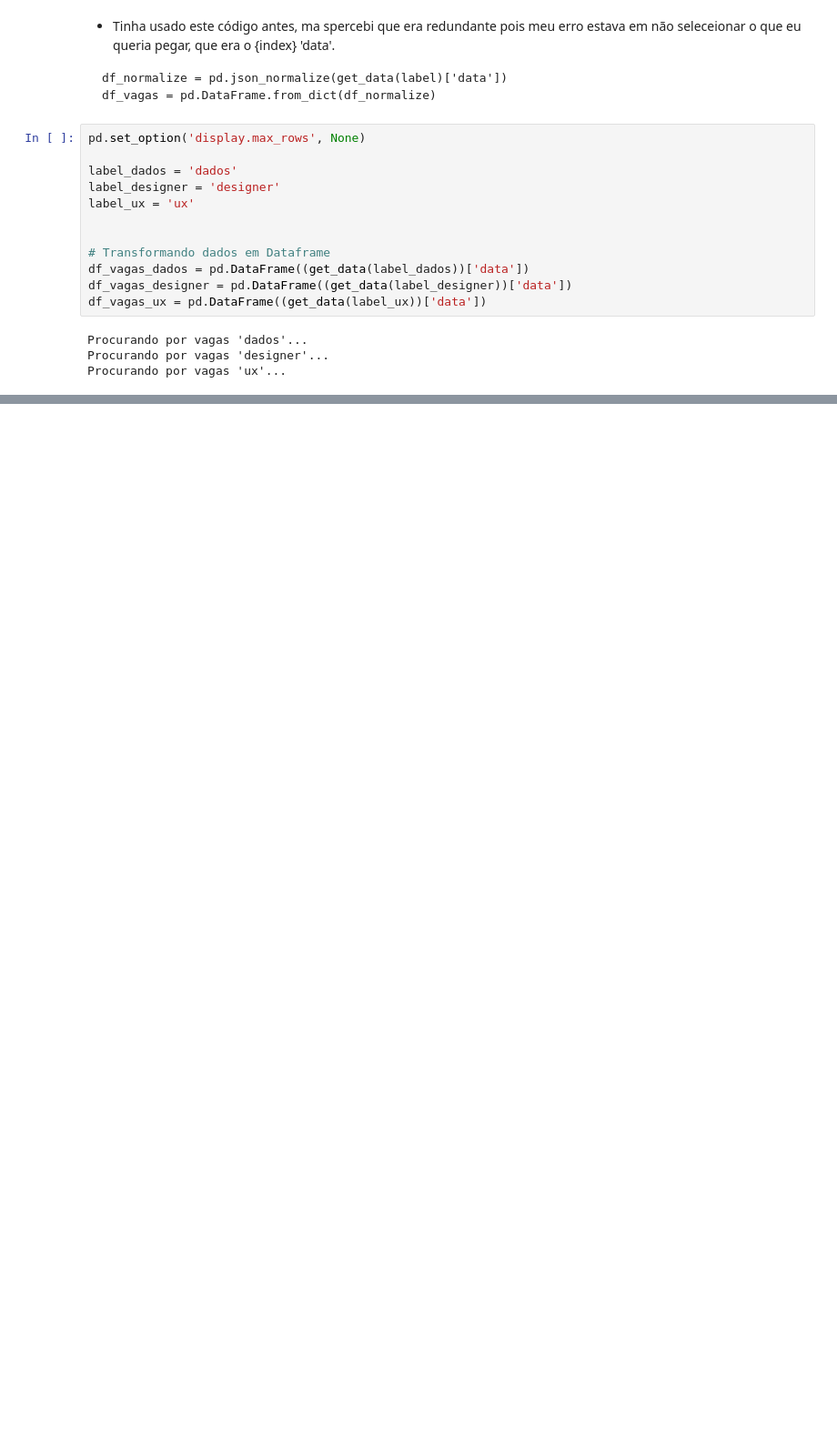
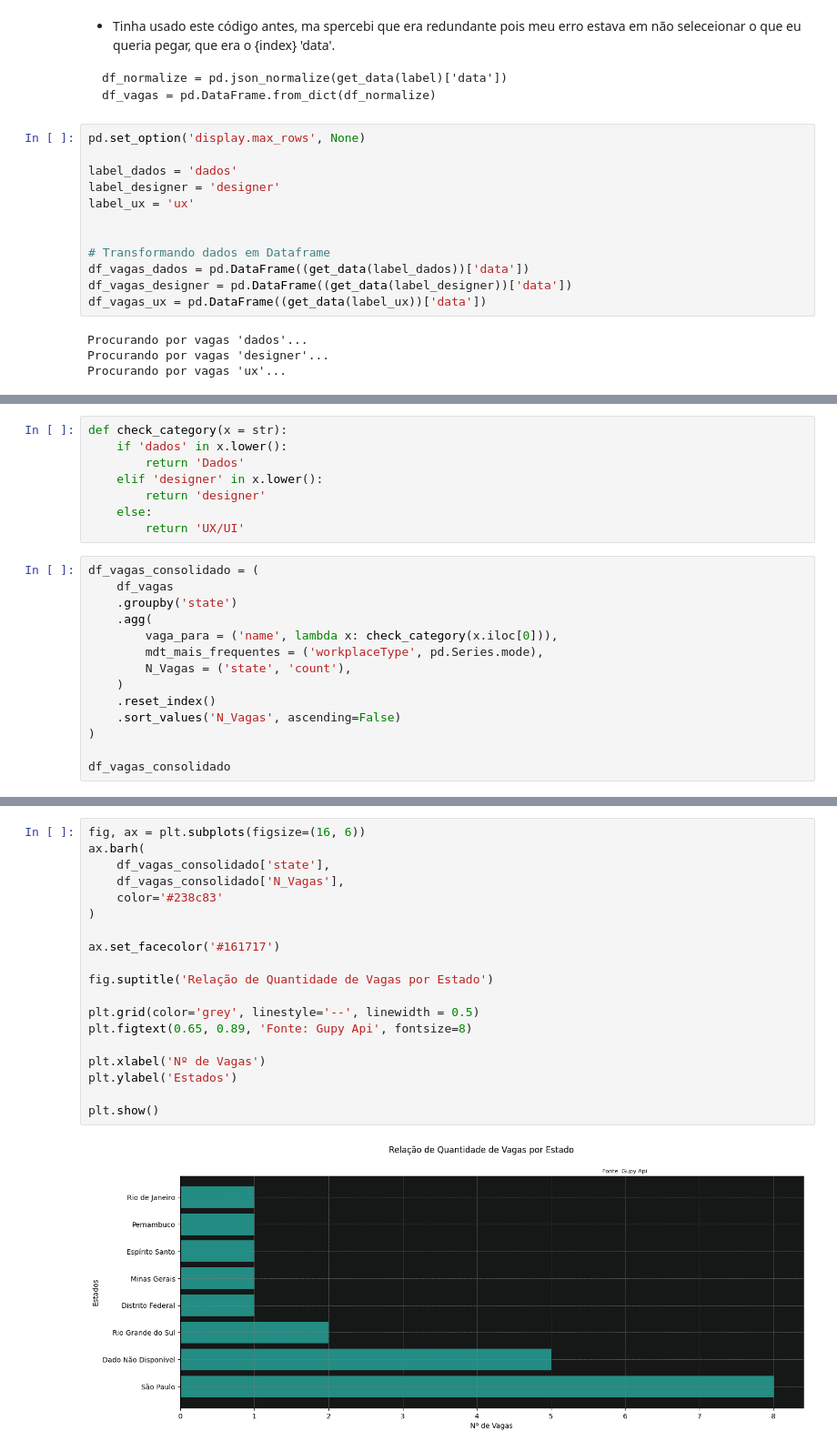
Before and after one commit to ht-yarll/gupy_api, a Jupyter notebook: test.ipynb, the cells around one changed output, grey strips where cells are left out. Shown at 91% size. Cells and saved outputs as stored; diff of their text form; blank space fills up the shorter version.

Commit message:
feat: charts-and-plots

```diff
--- a/test.ipynb
+++ b/test.ipynb
@@ -77,0 +59,22 @@ Name: workplaceType, dtype: object
+# %%
+def check_category(x = str):
+    if 'dados' in x.lower():
+        return 'Dados'
+    elif 'designer' in x.lower():
+        return 'designer'
+    else:
+        return 'UX/UI'
+# %%
+df_vagas_consolidado = (
+    df_vagas
+    .groupby('state')
+    .agg(
+        vaga_para = ('name', lambda x: check_category(x.iloc[0])),
+        mdt_mais_frequentes = ('workplaceType', pd.Series.mode),
+        N_Vagas = ('state', 'count'),
+    )
+    .reset_index()
+    .sort_values('N_Vagas', ascending=False)
+)
+
+df_vagas_consolidado
@@ -77,0 +91,21 @@ Name: workplaceType, dtype: object
+# %%
+fig, ax = plt.subplots(figsize=(16, 6))
+ax.barh(
+    df_vagas_consolidado['state'],
+    df_vagas_consolidado['N_Vagas'],
+    color='#238c83'
+)
+
+ax.set_facecolor('#161717')
+
+fig.suptitle('Relação de Quantidade de Vagas por Estado')
+
+plt.grid(color='grey', linestyle='--', linewidth = 0.5)
+plt.figtext(0.65, 0.89, 'Fonte: Gupy Api', fontsize=8)
+
+plt.xlabel('Nº de Vagas')
+plt.ylabel('Estados')
+
+plt.show()
+# %% [output]
+[figure, added]
```
Also changed, not shown: parts of 5 cells of this notebook, 3 other files.
